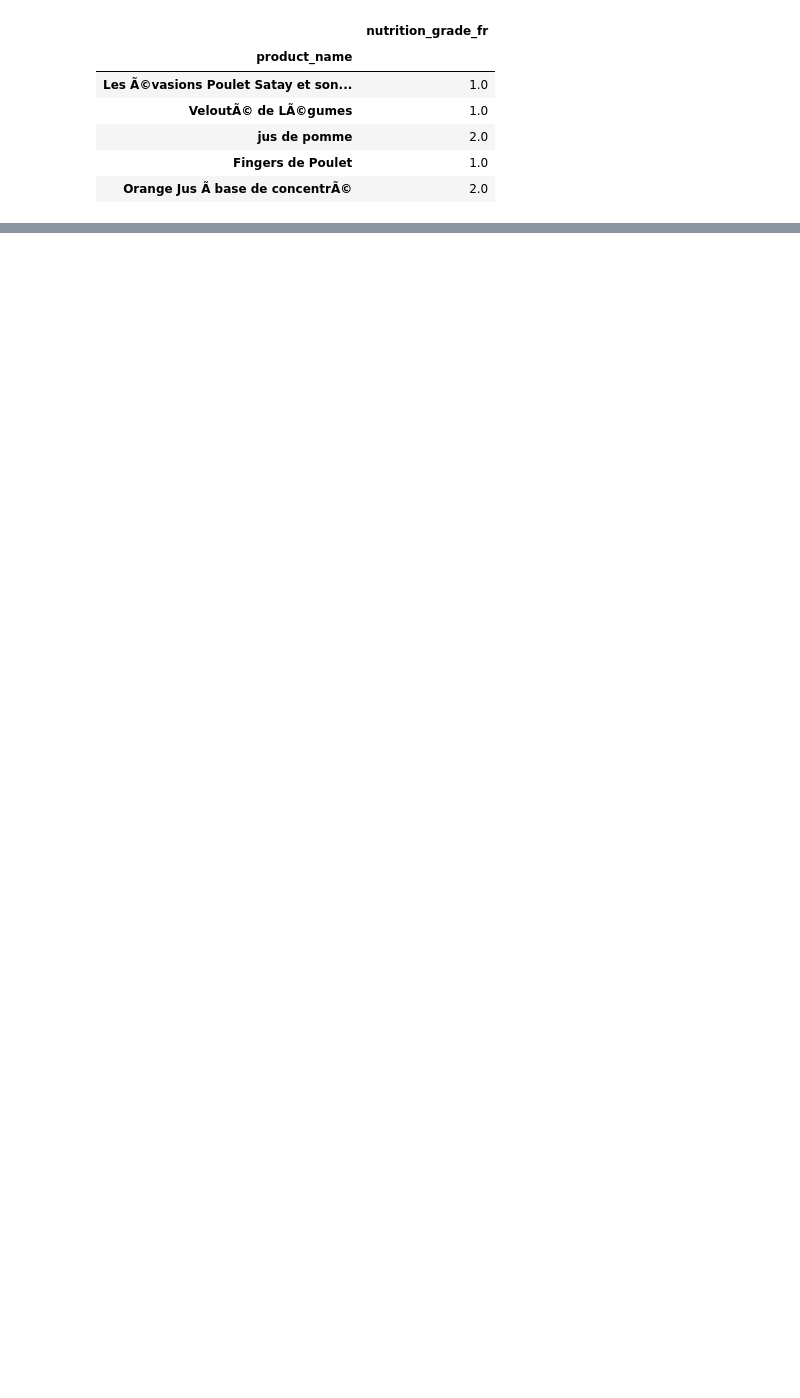
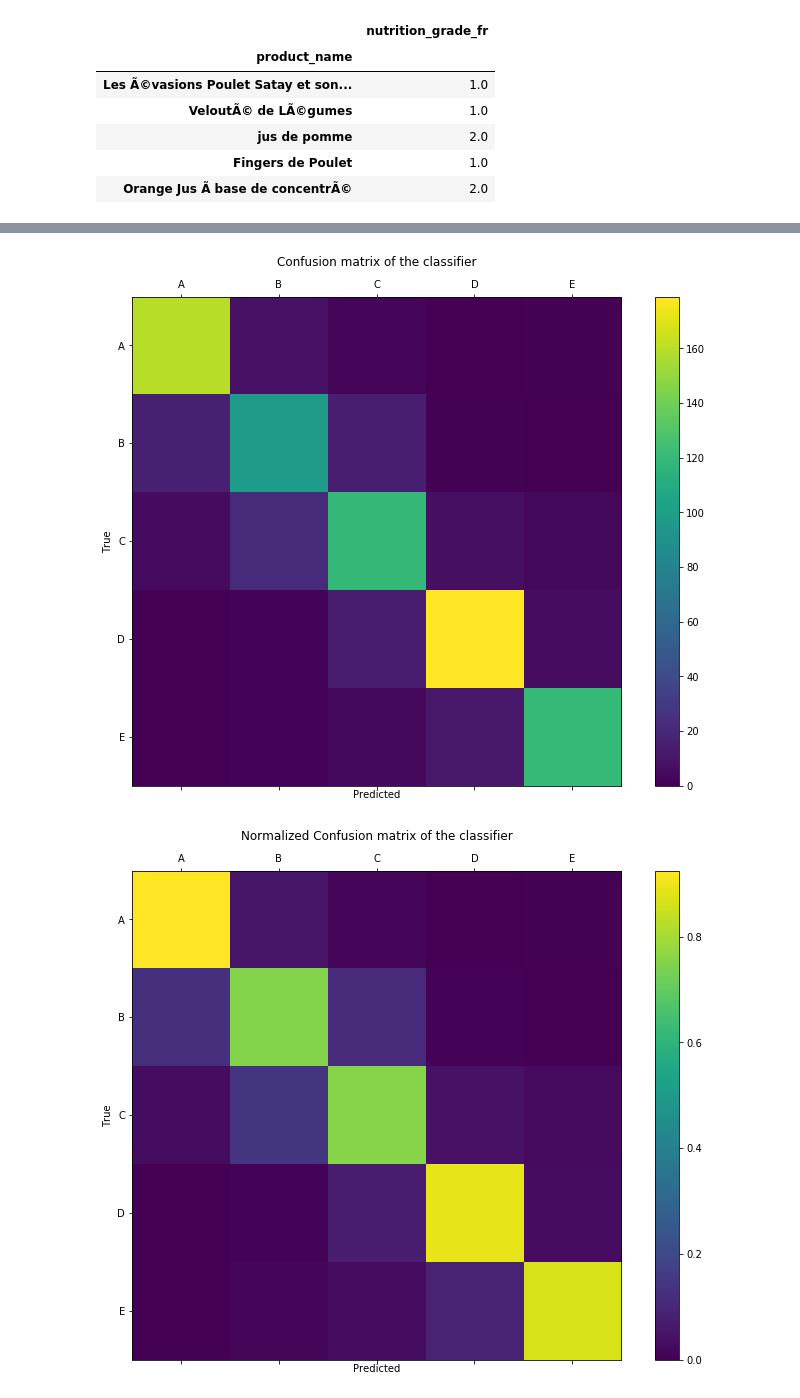
Before and after one commit to prathamsolanki/nutri-score-decision-models, a Jupyter notebook: dm_project_ml.ipynb, the cells around one changed output, grey strips where cells are left out. Saved outputs shown, nothing was run; the diff lists cells and outputs as text; code cells hidden in the pictures; blank space fills up the shorter version.

```diff
--- a/dm_project_ml.ipynb
+++ b/dm_project_ml.ipynb
@@ -84,7 +176,7 @@ def runXGB(train_X, train_y, validation_X, validation_y, test_X):
     param['eta'] = 0.01
     param['max_depth'] = 6
     param['silent'] = 1
-    param['gamma'] = 1
+    param['gamma'] = 0
     param['eval_metric'] = "mlogloss"
     param['min_child_weight'] = 1
     param['max_delta_step'] = 0
@@ -93,7 +185,7 @@ def runXGB(train_X, train_y, validation_X, validation_y, test_X):
     param['lambda'] = 1
     param['alpha'] = 0
     param['seed'] = 0
-    num_rounds = 1000
+    num_rounds = 10000
 
     plst = list(param.items())
 
@@ -102,7 +194,7 @@ def runXGB(train_X, train_y, validation_X, validation_y, test_X):
     xgtest = xgb.DMatrix(test_X)
 
     evallist = [(xgcv,'eval')]
-    model = xgb.train(plst, xgtrain, num_rounds, evallist, early_stopping_rounds = 10)
+    model = xgb.train(plst, xgtrain, num_rounds, evallist, early_stopping_rounds = 100)
 
     pred_test_y = model.predict(xgtest)
     return pred_test_y, model
@@ -132,0 +225,33 @@ Stopping. Best iteration:
+# %%
+plt.rcParams["figure.figsize"] = [12,9]
+
+cm = confusion_matrix(y_test['nutrition_grade_fr'], preds, labels=[0,1,2,3,4])
+
+labels = ['A','B','C','D','E']
+
+fig = plt.figure()
+ax = fig.add_subplot(111)
+cax = ax.matshow(cm)
+plt.title('Confusion matrix of the classifier')
+fig.colorbar(cax)
+ax.set_xticklabels([''] + labels)
+ax.set_yticklabels([''] + labels)
+plt.xlabel('Predicted')
+plt.ylabel('True')
+plt.savefig('confusion_matrix_xgb.jpg')
+
+cm_norm = cm.astype('float') / cm.sum(axis=1)[:, np.newaxis]
+
+fig = plt.figure()
+ax = fig.add_subplot(111)
+cax = ax.matshow(cm_norm)
+plt.title('Normalized Confusion matrix of the classifier')
+fig.colorbar(cax)
+ax.set_xticklabels([''] + labels)
+ax.set_yticklabels([''] + labels)
+plt.xlabel('Predicted')
+plt.ylabel('True')
+plt.savefig('confusion_matrix_norm_xgb.jpg')
+# %% [output]
+[figure, added]
+[figure, added]
```
Also changed, not shown: parts of 13 cells of this notebook.
